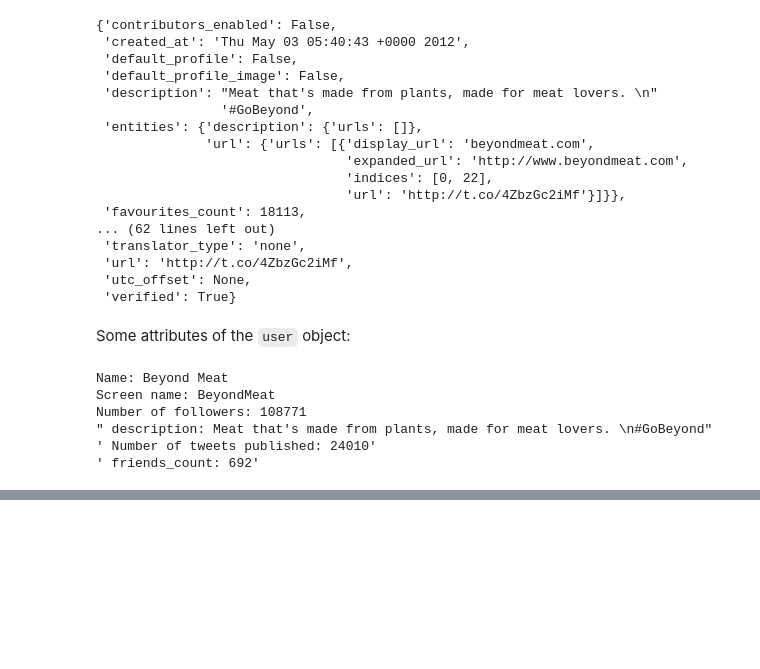
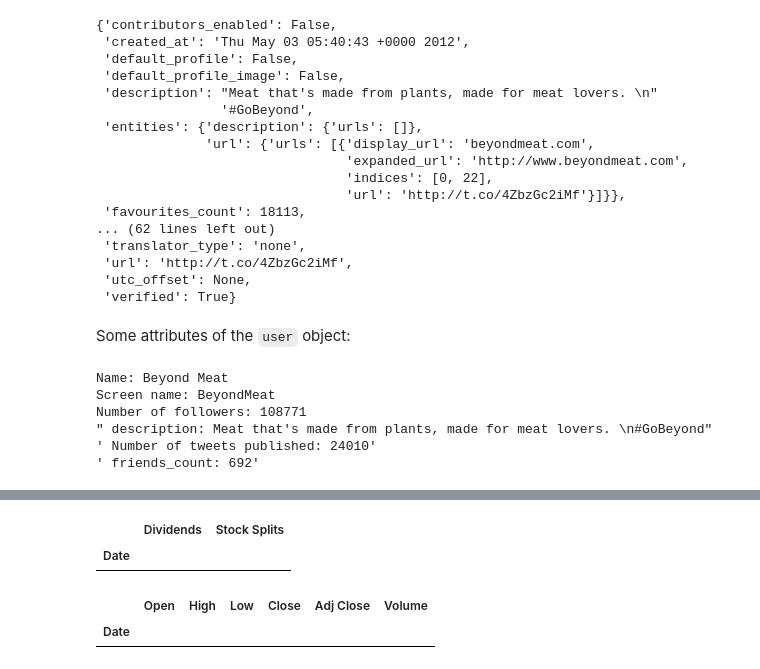
Before and after one commit to eckmanna/big_data_policy_2020, a Jupyter notebook: homeworks/hw1_eckmann.ipynb, the cells around one changed output, grey strips where cells are left out. Cells and saved outputs as stored; diff of their text form; code cells hidden in the pictures; blank space fills up the shorter version.

```diff
--- a/homeworks/hw1_eckmann.ipynb
+++ b/homeworks/hw1_eckmann.ipynb
@@ -183,0 +182,4 @@ Number of followers: 108771
+# %%
+bynd = yf.Ticker("BYND")
+# get stock info
+bynd.info
@@ -183,0 +226,13 @@ Number of followers: 108771
+# %%
+# show actions (dividends, splits)
+bynd.actions
+# %% [output]
+|  | Dividends | Stock Splits |
+| Date |  |  |
+# %%
+# show earnings
+bynd.earnings
+bynd.quarterly_earnings
+# %% [output]
+|  | Open | High | Low | Close | Adj Close | Volume |
+| Date |  |  |  |  |  |  |
```
Also changed, not shown: parts of 10 cells of this notebook, 3 other files.
